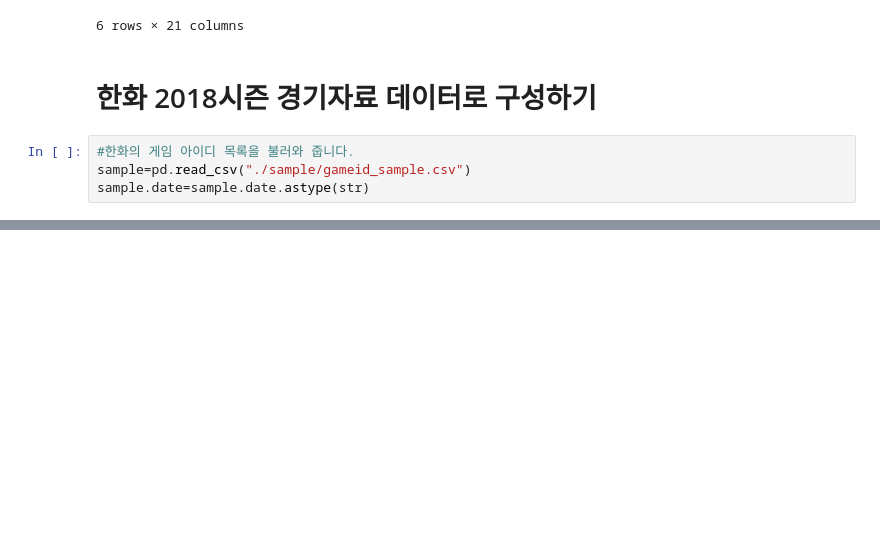
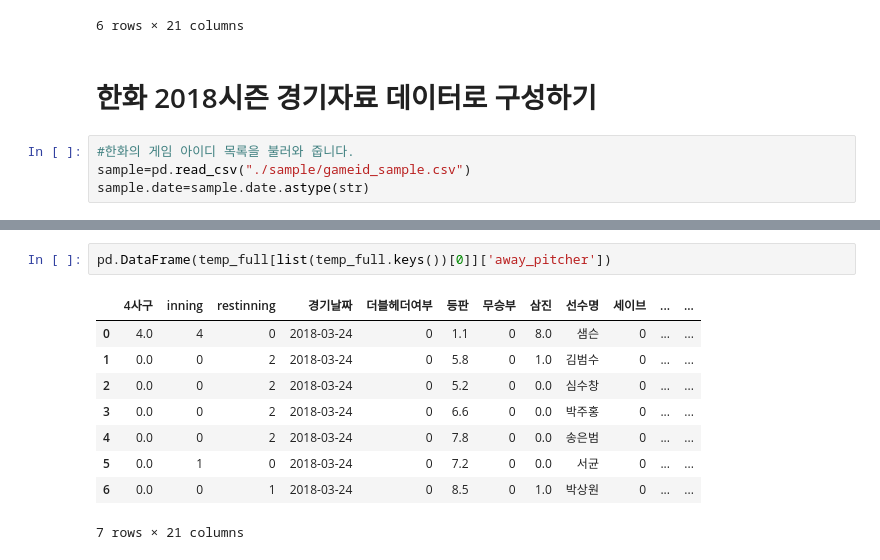
Before and after one commit to LOPES-HUFS/Data_Wrangling_for_KBO, a Jupyter notebook: notebook.ipynb, the cells around one changed output, grey strips where cells are left out. Saved outputs shown, nothing was run; the diff lists cells and outputs as text; blank space fills up the shorter version.

```diff
--- a/notebook.ipynb
+++ b/notebook.ipynb
@@ -195,0 +238,12 @@ for i in range(0,len(sample)):
+# %%
+pd.DataFrame(temp_full[list(temp_full.keys())[0]]['away_pitcher'])
+# %% [output]
+|  | 4사구 | inning | restinning | 경기날짜 | 더블헤더여부 | 등판 | 무승부 | 삼진 | 선수명 | 세이브 | ... | ... |
+| 0 | 4.0 | 4 | 0 | 2018-03-24 | 0 | 1.1 | 0 | 8.0 | 샘슨 | 0 | ... | ... |
+| 1 | 0.0 | 0 | 2 | 2018-03-24 | 0 | 5.8 | 0 | 1.0 | 김범수 | 0 | ... | ... |
+| 2 | 0.0 | 0 | 2 | 2018-03-24 | 0 | 5.2 | 0 | 0.0 | 심수창 | 0 | ... | ... |
+| 3 | 0.0 | 0 | 2 | 2018-03-24 | 0 | 6.6 | 0 | 0.0 | 박주홍 | 0 | ... | ... |
+| 4 | 0.0 | 0 | 2 | 2018-03-24 | 0 | 7.8 | 0 | 0.0 | 송은범 | 0 | ... | ... |
+| 5 | 0.0 | 1 | 0 | 2018-03-24 | 0 | 7.2 | 0 | 0.0 | 서균 | 0 | ... | ... |
+| 6 | 0.0 | 0 | 1 | 2018-03-24 | 0 | 8.5 | 0 | 1.0 | 박상원 | 0 | ... | ... |
+7 rows × 21 columns
```
Also changed, not shown: parts of 9 cells of this notebook, 1 other file.
